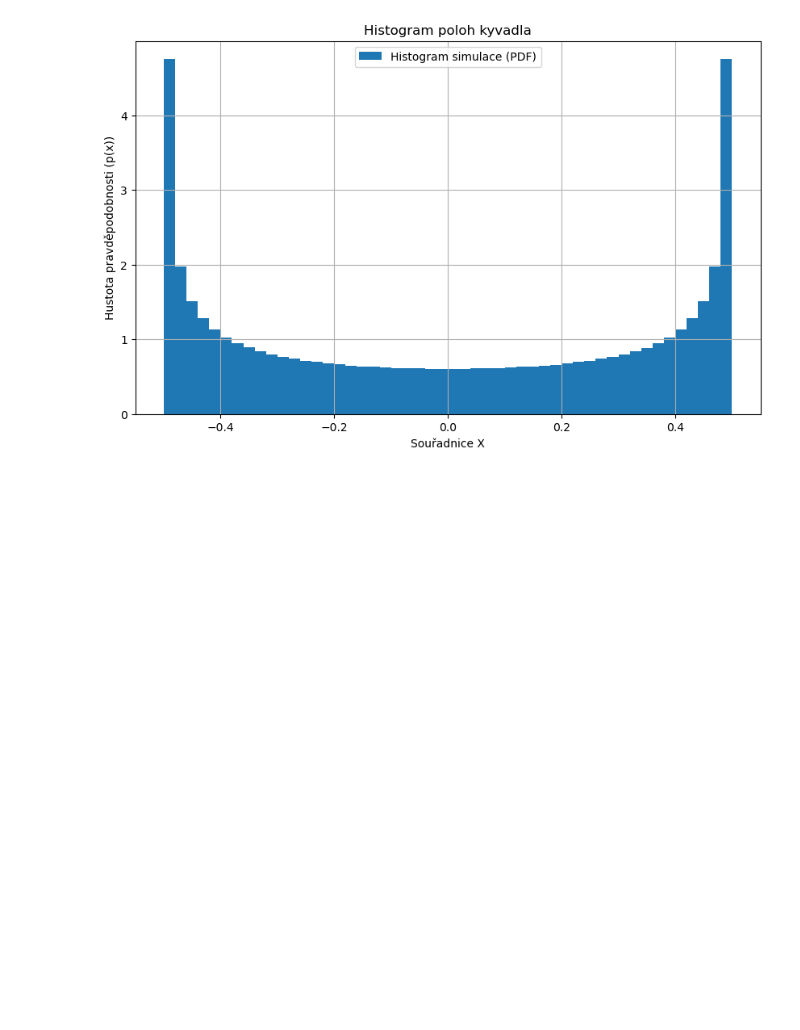
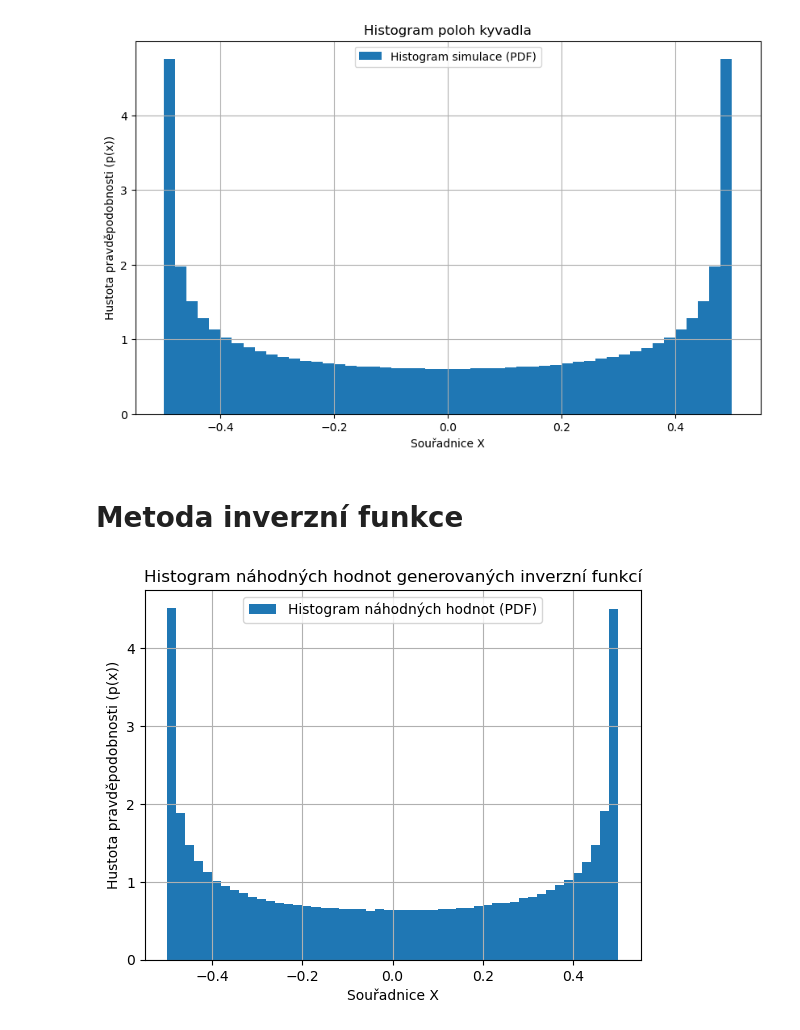
Before and after one commit to LukasHrdy11/-vod-do-praktick-fyziky, a Jupyter notebook: Kyvadlo.ipynb, the cells around one changed output. Drawn from its saved outputs; the diff is of its cells as text; code cells hidden in the pictures; blank space fills up the shorter version.

```diff
--- a/Kyvadlo.ipynb
+++ b/Kyvadlo.ipynb
@@ -76,3 +76,18 @@ plt.grid(True)
 plt.show()
 # %% [output]
 [figure]
+# %% [markdown]
+# Metoda inverzní funkce
+# %%
+r = np.random.random(1000000)
+x_2 = x0*np.sin(np.pi*(r - 0.5))
+# %%
+plt.hist(x_2, bins=50, density=True, label='Histogram náhodných hodnot (PDF)')
+plt.xlabel('Souřadnice X')
+plt.ylabel('Hustota pravděpodobnosti (p(x))')
+plt.title('Histogram náhodných hodnot generovaných inverzní funkcí')
+plt.legend()
+plt.grid(True)
+plt.show()
+# %% [output]
+[figure, added]
```
Also changed, not shown: 1 other file.
